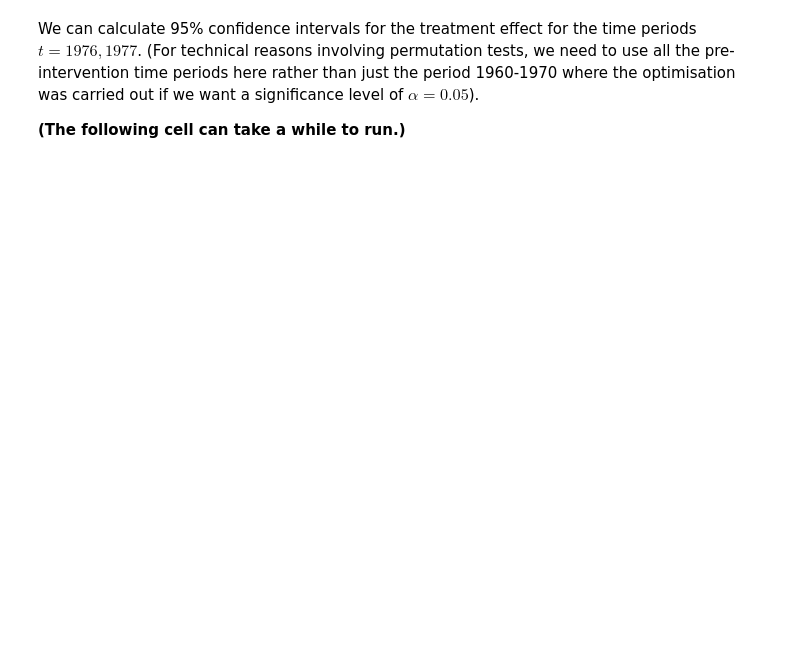
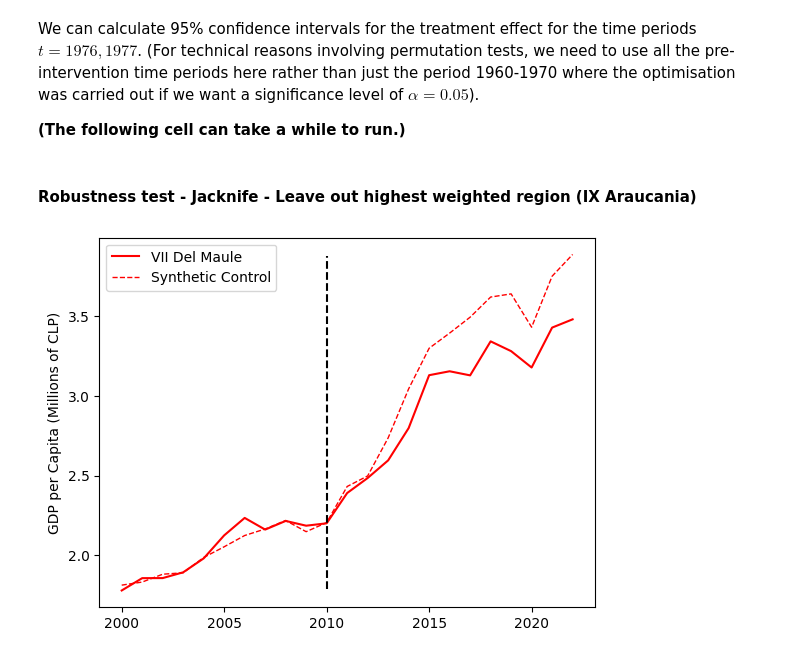
Before and after one commit to diodz/dpl-earthquakes, a Jupyter notebook: notebooks/Maule SCM.ipynb, the cells around one changed output. Saved outputs shown, nothing was run; the diff lists cells and outputs as text; code cells hidden in the pictures; blank space fills up the shorter version.

Commit message:
Added Chile jacknife

```diff
--- a/notebooks/Maule SCM.ipynb
+++ b/notebooks/Maule SCM.ipynb
@@ -171,3 +172,37 @@ synth.confidence_interval(
     tol=0.01,
     verbose=False,
 )
+# %% [markdown]
+#### Robustness test - Jacknife - Leave out highest weighted region (IX Araucania)
+# %%
+dataprep = Dataprep(
+    foo=df,
+    predictors=['agropecuario', 'pesca', 'mineria', 'industria_m',
+       'electricidad', 'construccion', 'comercio', 'transporte',
+       'servicios_financieros', 'vivienda', 'personales', 'publica'],
+    predictors_op="mean",
+    time_predictors_prior=range(2005, 2009),
+    special_predictors=[
+        ("gdp_cap", range(2005, 2009), "mean"),
+        ("ed_superior_cap", range(2008, 2009), "mean")
+    ],
+    dependent="gdp_cap",
+    unit_variable="region_name",
+    time_variable="year",
+    treatment_identifier="VII Del Maule",
+    controls_identifier=[
+        'I De Tarapacá', 'II De Antofagasta',
+       'IV De Coquimbo', 'V De Valparaíso',
+       'RMS Región Metropolitana de Santiago', 'IX De La Araucanía',
+       'X De Los Lagos',
+       'XI Aysén del General Carlos Ibáñez del Campo',
+       'XII De Magallanes y de la Antártica Chilena'
+    ],
+    time_optimize_ssr=range(1990, 2009),
+)
+
+synth_jacknife = Synth()
+synth_jacknife.fit(dataprep=dataprep, optim_method="Nelder-Mead", optim_initial="ols")
+cl_res = util.synth_plot_chile(synth_jacknife, time_period=range(2000, 2023), treatment_time=2010, filename='chile_jacknife.png')
+# %% [output]
+[figure, added]
```
Also changed, not shown: parts of 4 cells of this notebook, 3 other files.
